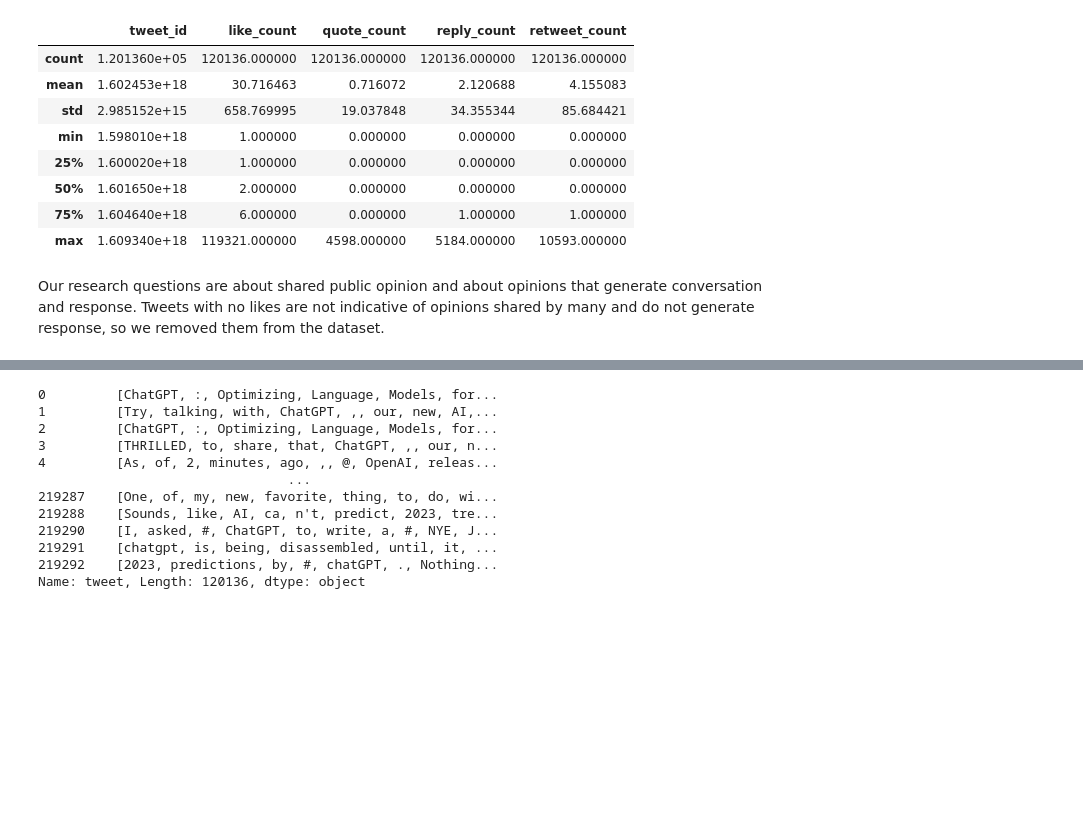
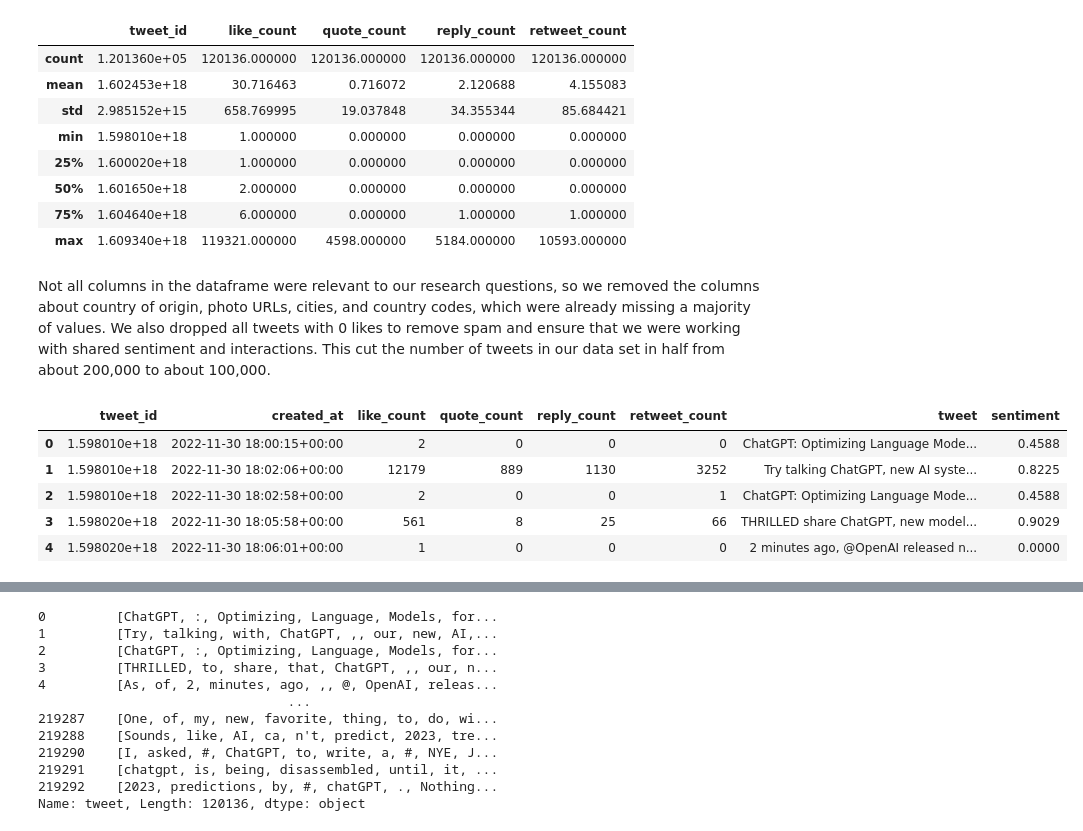
Before and after one commit to ReproTeach/final-project-lc_sa_sm_team, a Jupyter notebook: project_draft.ipynb, the cells around one changed output, grey strips where cells are left out. Cells and saved outputs as stored; diff of their text form; code cells hidden in the pictures; blank space fills up the shorter version.

```diff
--- a/project_draft.ipynb
+++ b/project_draft.ipynb
@@ -71,8 +79,17 @@ df1.describe()
 | 50% | 1.601650e+18 | 2.000000 | 0.000000 | 0.000000 | 0.000000 |
 | 75% | 1.604640e+18 | 6.000000 | 0.000000 | 1.000000 | 1.000000 |
 | max | 1.609340e+18 | 119321.000000 | 4598.000000 | 5184.000000 | 10593.000000 |
-# %% [markdown]
-Our research questions are about shared public opinion and about opinions that generate conversation and response. Tweets with no likes are not indicative of opinions shared by many and do not generate response, so we removed them from the dataset.
+# %% [markdown]
+Not all columns in the dataframe were relevant to our research questions, so we removed the columns about country of origin, photo URLs, cities, and country codes, which were already missing a majority of values. We also dropped all tweets with 0 likes to remove spam and ensure that we were working with shared sentiment and interactions. This cut the number of tweets in our data set in half from about 200,000 to about 100,000.
+# %%
+df1.head()
+# %% [output]
+|  | tweet_id | created_at | like_count | quote_count | reply_count | retweet_count | tweet | sentiment |
+| 0 | 1.598010e+18 | 2022-11-30 18:00:15+00:00 | 2 | 0 | 0 | 0 | ChatGPT: Optimizing Language Mode... | 0.4588 |
+| 1 | 1.598010e+18 | 2022-11-30 18:02:06+00:00 | 12179 | 889 | 1130 | 3252 | Try talking ChatGPT, new AI syste... | 0.8225 |
+| 2 | 1.598010e+18 | 2022-11-30 18:02:58+00:00 | 2 | 0 | 0 | 1 | ChatGPT: Optimizing Language Mode... | 0.4588 |
+| 3 | 1.598020e+18 | 2022-11-30 18:05:58+00:00 | 561 | 8 | 25 | 66 | THRILLED share ChatGPT, new model... | 0.9029 |
+| 4 | 1.598020e+18 | 2022-11-30 18:06:01+00:00 | 1 | 0 | 0 | 0 | 2 minutes ago, @OpenAI released n... | 0.0000 |
 # %%
 !pip install nltk
 
```
Also changed, not shown: parts of 21 cells of this notebook.
